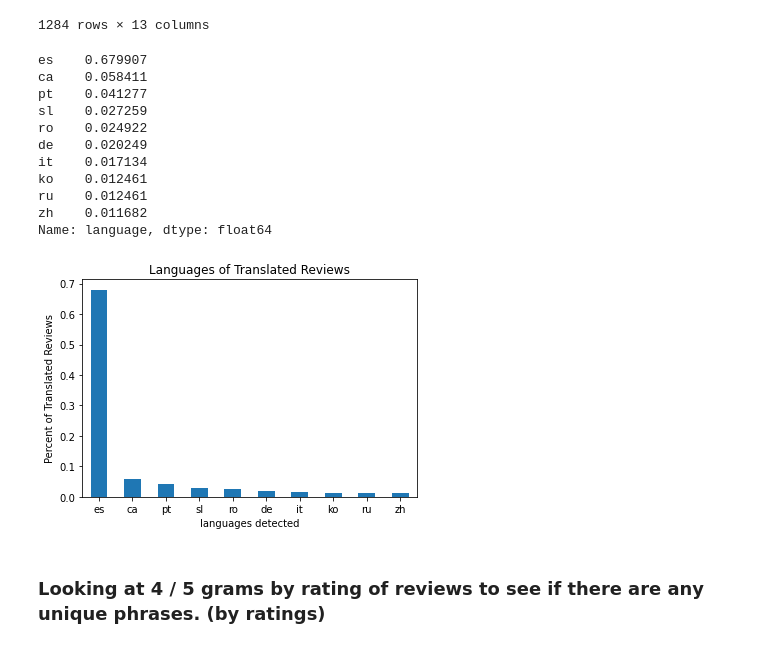
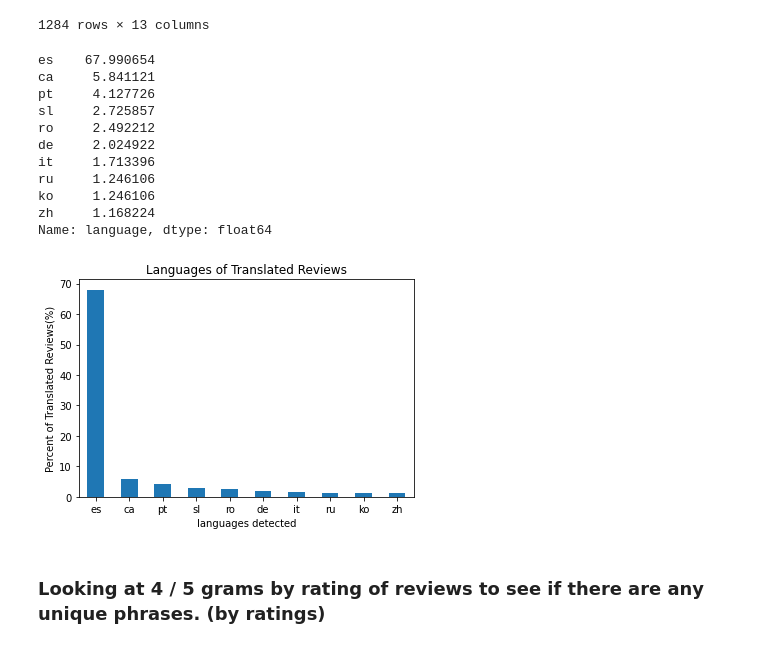
Before and after one commit to kennyzhou9/Capstone-Project-Team19, a Jupyter notebook: google_reviews_analysis.ipynb, the cells around one changed output. Drawn from its saved outputs; the diff is of its cells as text; code cells hidden in the pictures.

```diff
--- a/google_reviews_analysis.ipynb
+++ b/google_reviews_analysis.ipynb
@@ -266,28 +373,30 @@ x_no_english
 | 43617 | 102 | ChdDSUhNMG9nS0VJQ0FnSURzMmZ1eW5nRRAB | (Translated by Google) Are one (O... | a year ago | 2021-04-23 10:02:23.245143 | 5.0 | Carlos Rodriguez | 0 | ... |
 1284 rows × 13 columns
 # %%
-x_no_english.language.value_counts(normalize=True)[:10]
+languages_10 = x_no_english.language.value_counts(normalize=True)[:10]
+languages_10 *= 100
+languages_10
 # %% [output]
-es    0.679907
-ca    0.058411
-pt    0.041277
-sl    0.027259
-ro    0.024922
-de    0.020249
-it    0.017134
-ko    0.012461
-ru    0.012461
-zh    0.011682
+es    67.990654
+ca     5.841121
+pt     4.127726
+sl     2.725857
+ro     2.492212
+de     2.024922
+it     1.713396
+ru     1.246106
+ko     1.246106
+zh     1.168224
 Name: language, dtype: float64
 # %%
 # spanish, Catalan,Portuguese,Slovenian,Romanian,Chinese(sino-tibetan),German,Italian,Arabic,Russian
-x_no_english.language.value_counts(normalize=True)[:10].plot(kind='bar');
+languages_10.plot(kind='bar');
 plt.title('Languages of Translated Reviews')
 plt.xlabel('languages detected');
-plt.ylabel('Percent of Translated Reviews');
+plt.ylabel('Percent of Translated Reviews(%)');
 plt.xticks(rotation=0);
 # %% [output]
-[figure, old version]
+[figure, new version]
 # %% [markdown]
 ### Looking at 4 / 5 grams by rating of reviews to see if there are any unique phrases. (by ratings)
 # %%
```
Also changed, not shown: parts of 12 cells of this notebook, 2 other files.
